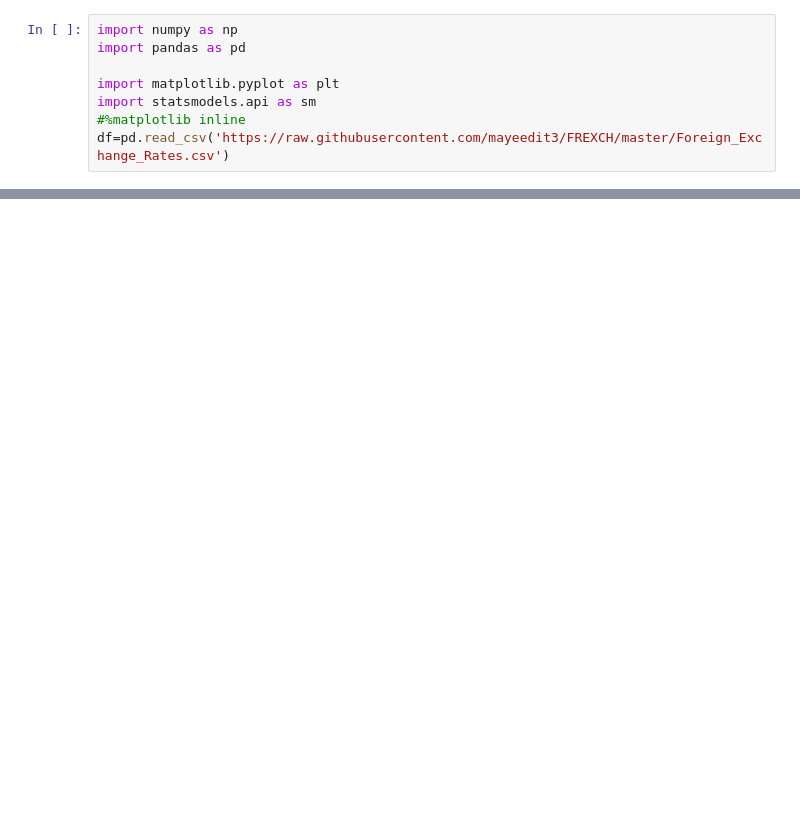
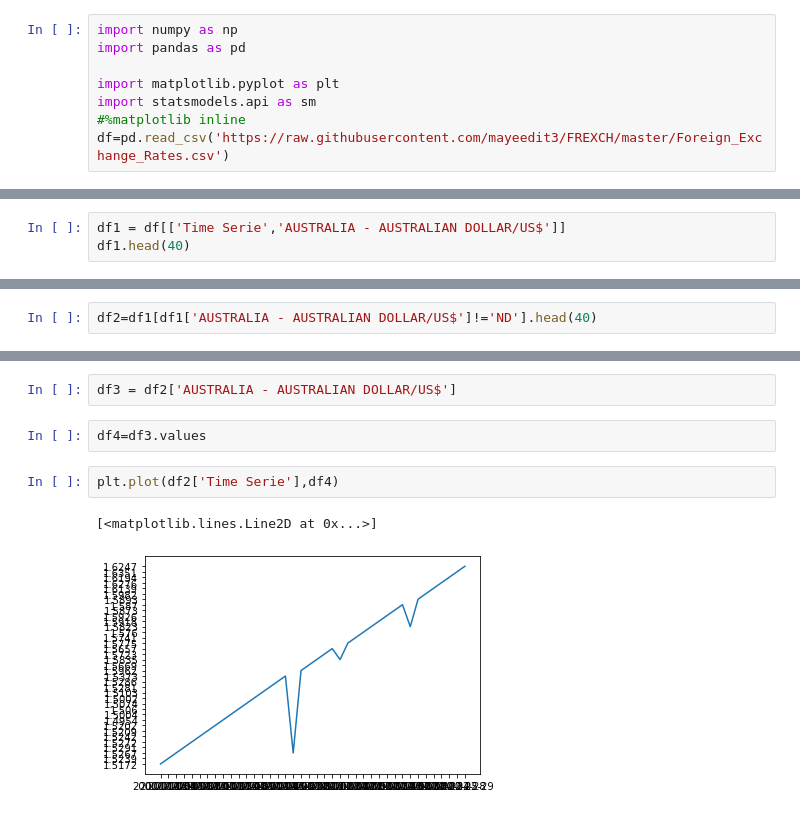
Before and after one commit to mayeedit3/Cham, a Jupyter notebook: ChamT.ipynb, the cells around one changed output, grey strips where cells are left out. Drawn from its saved outputs; the diff is of its cells as text; blank space fills up the shorter version.

```diff
--- a/ChamT.ipynb
+++ b/ChamT.ipynb
@@ -17,3 +17,6 @@ df.head()
 | 2 | 2 | 2000-01-05 | 1.5267 | 0.9676 | 1.9339 | ... |
 | 3 | 3 | 2000-01-06 | 1.5291 | 0.9686 | 1.9436 | ... |
 | 4 | 4 | 2000-01-07 | 1.5272 | 0.9714 | 1.938 | ... |
+# %%
+df1 = df[['Time Serie','AUSTRALIA - AUSTRALIAN DOLLAR/US$']]
+df1.head(40)
@@ -19,0 +41,2 @@ df.head()
+# %%
+df2=df1[df1['AUSTRALIA - AUSTRALIAN DOLLAR/US$']!='ND'].head(40)
@@ -19,0 +63,9 @@ df.head()
+# %%
+df3 = df2['AUSTRALIA - AUSTRALIAN DOLLAR/US$']
+# %%
+df4=df3.values
+# %%
+plt.plot(df2['Time Serie'],df4)
+# %% [output]
+[<matplotlib.lines.Line2D at 0x...>]
+[figure, added]
```
Also changed, not shown: parts of 2 cells of this notebook.
